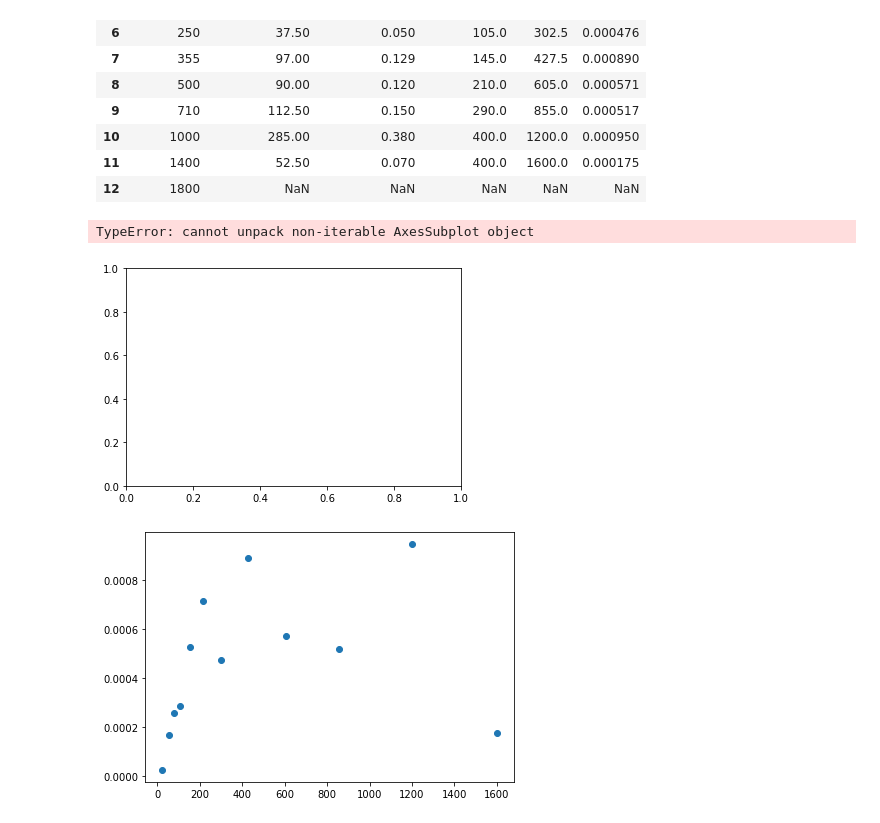
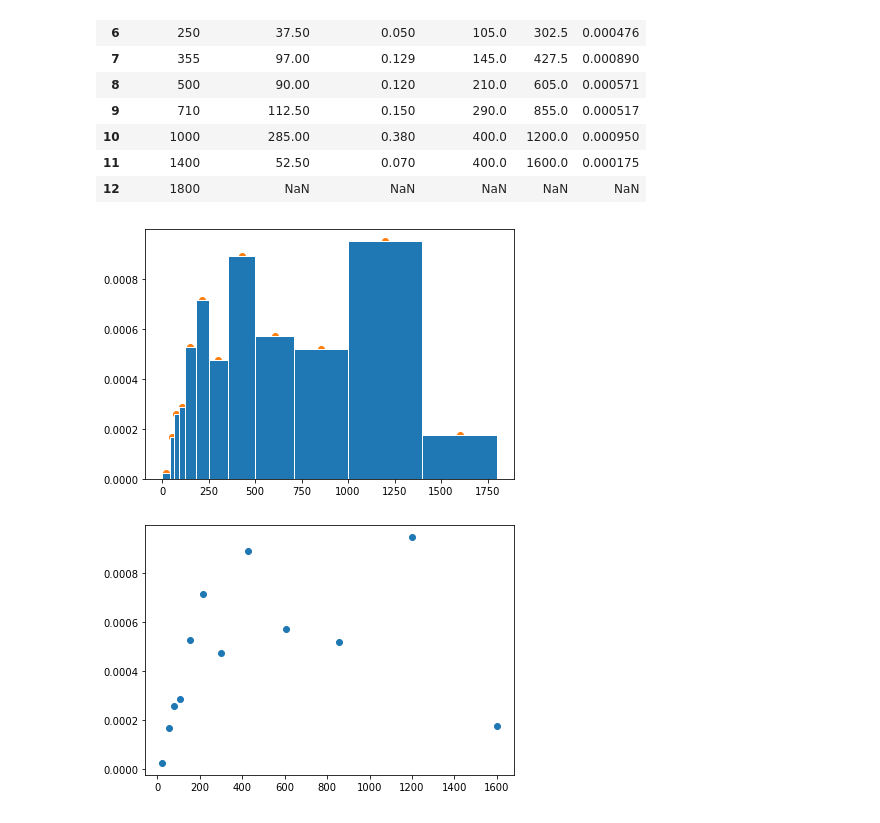
Before and after one commit to sethsomtoo/Particle-size-analysis-with-python, a Jupyter notebook: Project_3/curvefit for particlesize data.ipynb, the cells around one changed output. Cells and saved outputs as stored; diff of their text form; code cells hidden in the pictures.

```diff
--- a/Project_3/curvefit for particlesize data.ipynb
+++ b/Project_3/curvefit for particlesize data.ipynb
@@ -102,13 +102,12 @@ df4
 | 12 | 1800 | NaN | NaN | NaN | NaN | NaN |
 # %%
 #Generate the plot
-fig, (ax0, ax1) = plt.subplots()
-ax0.bar(df2['Mesh size'], df2['qr'], width=df2['Class width'], align='edge', edgecolor='white')
-ax1.scatter(df4['Dmean'], df4['qr_prob'])
+fig, ax = plt.subplots()
+ax.bar(df2['Mesh size'], df2['qr'], width=df2['Class width'], align='edge', edgecolor='white')
+ax.scatter(df4['Dmean'], df4['qr_prob'])
 plt.tight_layout()
 # %% [output]
-TypeError: cannot unpack non-iterable AxesSubplot object
-[figure, old version]
+[figure, new version]
 # %%
 fig, ax = plt.subplots()
 ax.scatter(df4['Dmean'], df4['qr_prob'])
```
Also changed, not shown: parts of 1 cell of this notebook.
